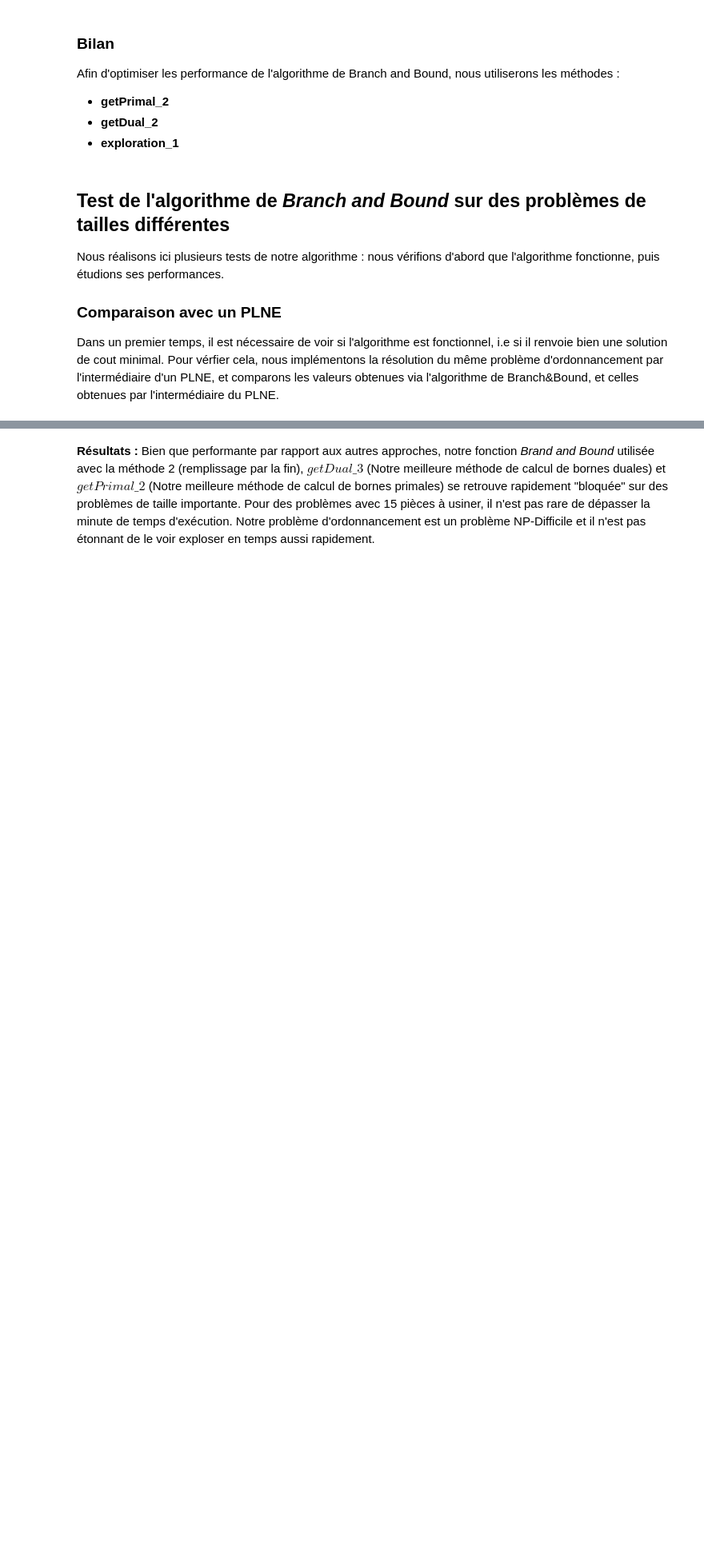
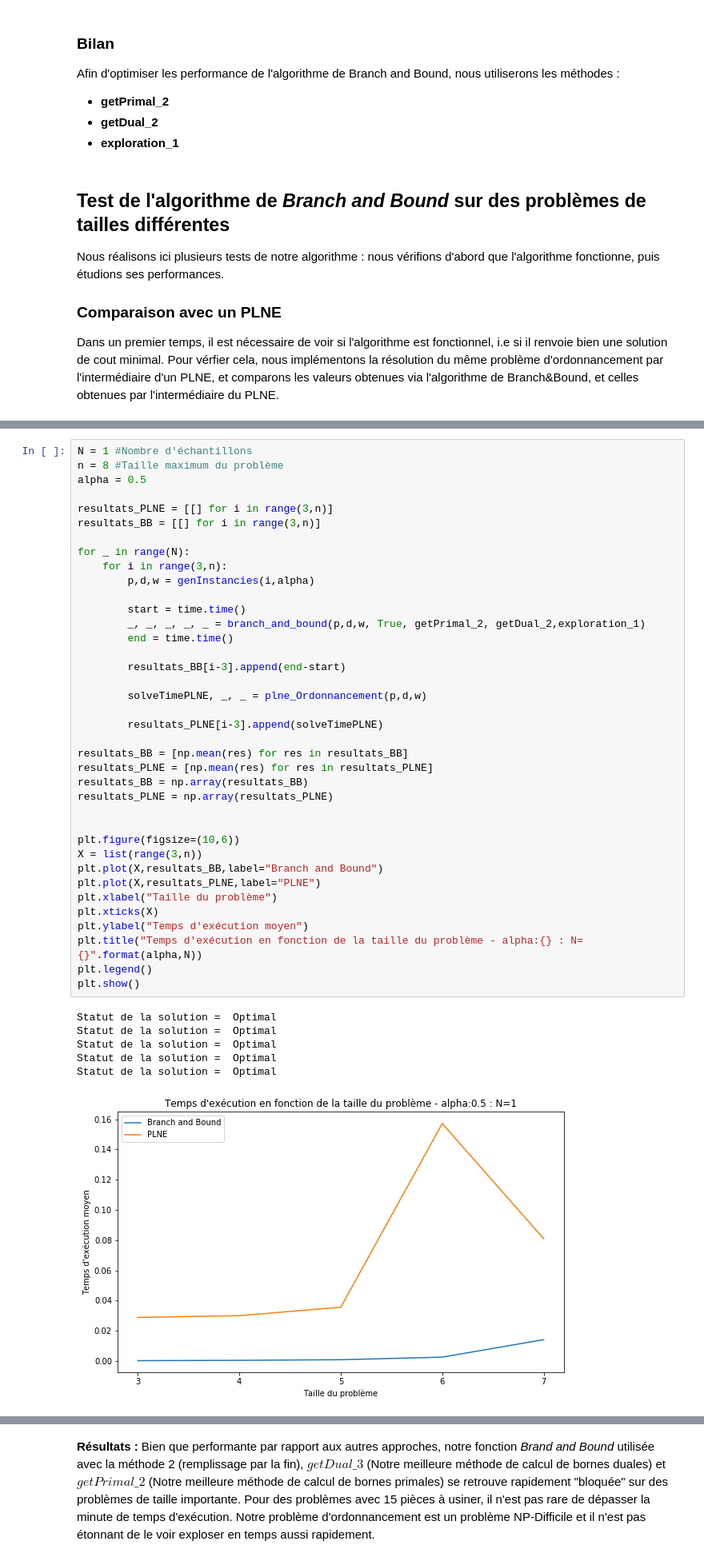
Before and after one commit to TinoMargely/Branch-and-Bound, a Jupyter notebook: Notebook-B&B.ipynb, the cells around one changed output, grey strips where cells are left out. Shown at 80% size. Saved outputs shown, nothing was run; the diff lists cells and outputs as text; blank space fills up the shorter version.

```diff
--- a/Notebook-B&B.ipynb
+++ b/Notebook-B&B.ipynb
@@ -935,0 +1023,45 @@ Maintenant que nous avons déterminé tous les meilleurs paramètres de notre al
+# %%
+N = 1 #Nombre d'échantillons
+n = 8 #Taille maximum du problème
+alpha = 0.5
+
+resultats_PLNE = [[] for i in range(3,n)]
+resultats_BB = [[] for i in range(3,n)]
+
+for _ in range(N):
+    for i in range(3,n):
+        p,d,w = genInstancies(i,alpha)
+
+        start = time.time()
+        _, _, _, _, _ = branch_and_bound(p,d,w, True, getPrimal_2, getDual_2,exploration_1)
+        end = time.time()
+
+        resultats_BB[i-3].append(end-start)
+
+        solveTimePLNE, _, _ = plne_Ordonnancement(p,d,w)
+
+        resultats_PLNE[i-3].append(solveTimePLNE)
+
+resultats_BB = [np.mean(res) for res in resultats_BB]
+resultats_PLNE = [np.mean(res) for res in resultats_PLNE]
+resultats_BB = np.array(resultats_BB)
+resultats_PLNE = np.array(resultats_PLNE)
+
+
+plt.figure(figsize=(10,6))
+X = list(range(3,n))
+plt.plot(X,resultats_BB,label="Branch and Bound")
+plt.plot(X,resultats_PLNE,label="PLNE")
+plt.xlabel("Taille du problème")
+plt.xticks(X)
+plt.ylabel("Temps d'exécution moyen")
+plt.title("Temps d'exécution en fonction de la taille du problème - alpha:{} : N={}".format(alpha,N))
+plt.legend()
+plt.show()
+# %% [output]
+Statut de la solution =  Optimal
+Statut de la solution =  Optimal
+Statut de la solution =  Optimal
+Statut de la solution =  Optimal
+Statut de la solution =  Optimal
+[figure, added]
```
Also changed, not shown: parts of 13 cells of this notebook.
